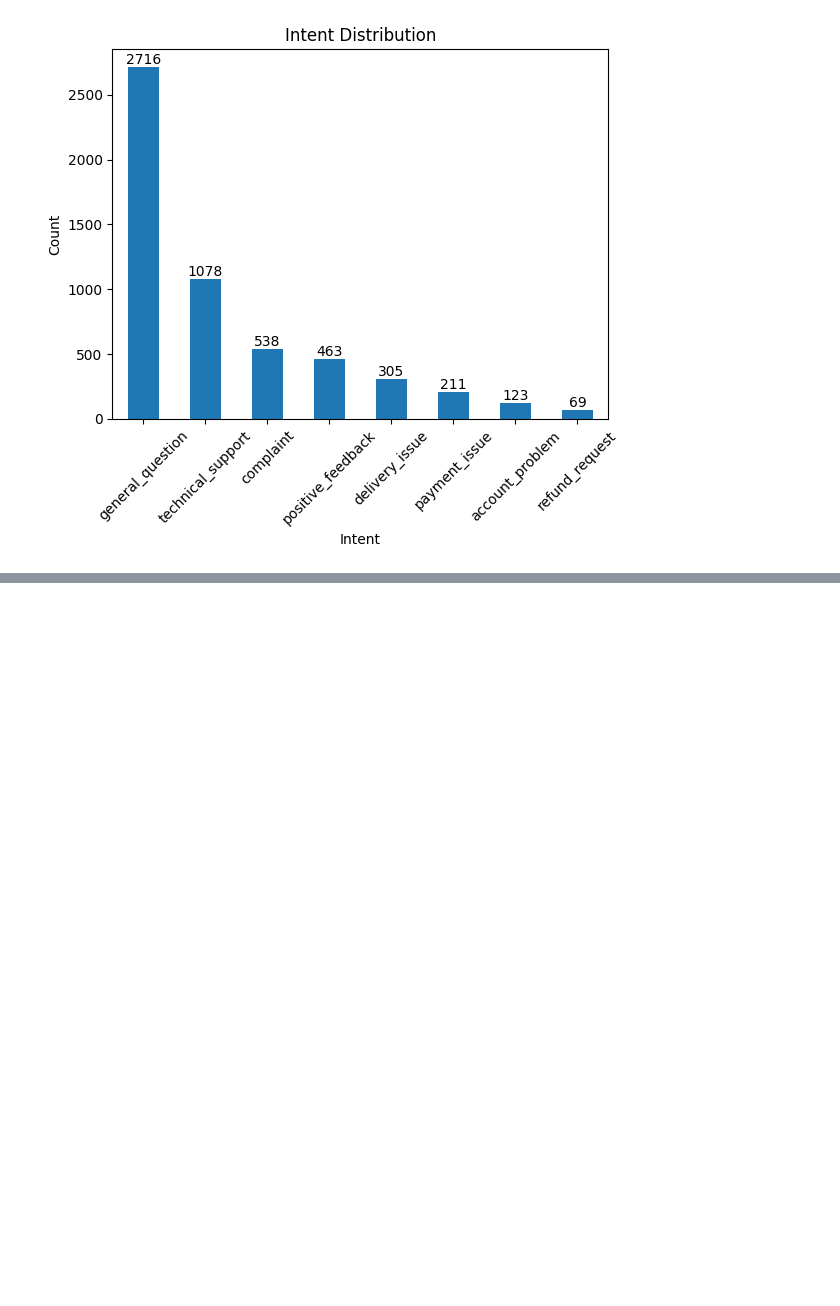
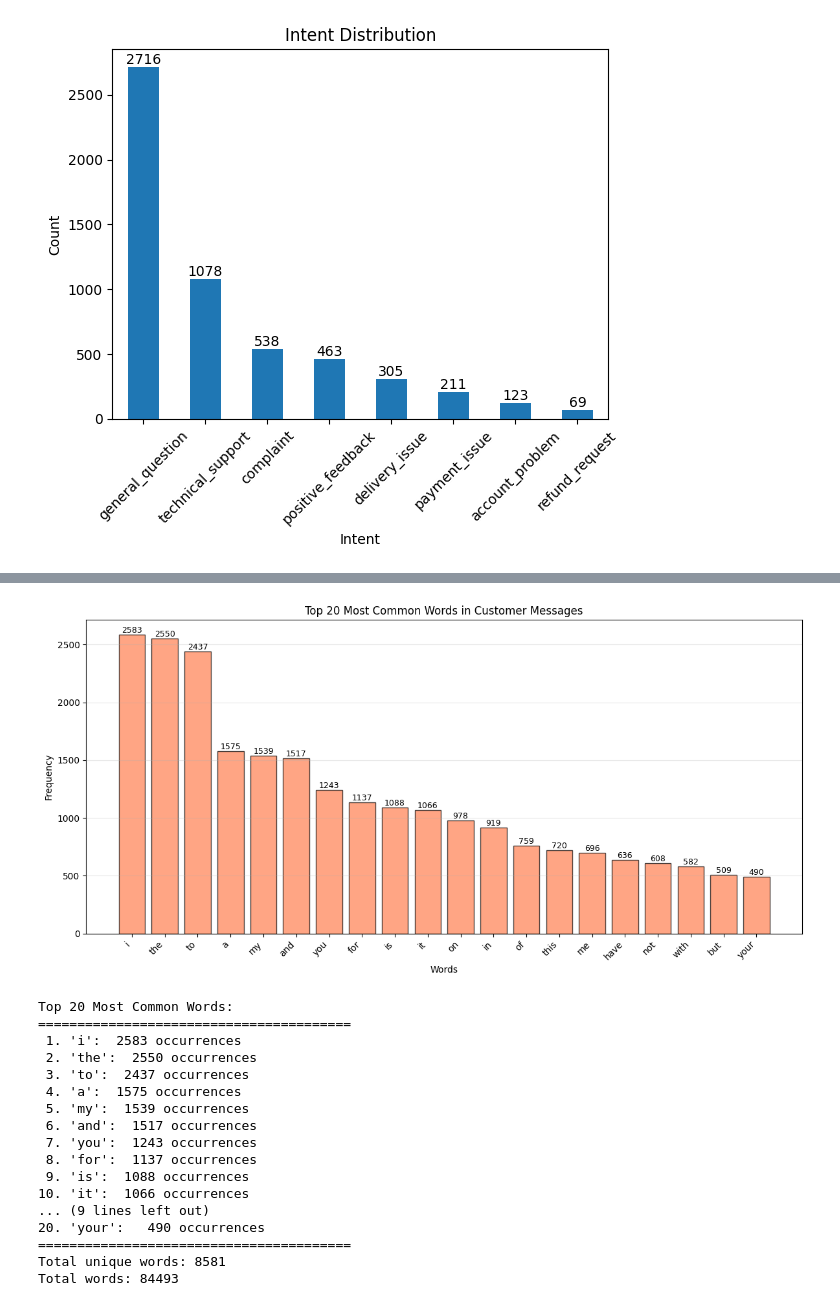
Before and after one commit to DanniTSC/NLP-Chatbot, a Jupyter notebook: notebooks/eda.ipynb, the cells around one changed output, grey strips where cells are left out. Cells and saved outputs as stored; diff of their text form; code cells hidden in the pictures; blank space fills up the shorter version.

```diff
--- a/notebooks/eda.ipynb
+++ b/notebooks/eda.ipynb
@@ -269,0 +374,62 @@ plt.show()
+# %%
+# Combine all clean text into one string
+all_text = " ".join(df["clean_text"])
+
+# Split into words
+words = all_text.split()
+
+# Count word frequencies
+word_counts = Counter(words)
+
+# Get top 20 most common words
+top_20_words = dict(word_counts.most_common(20))
+
+# Create visualization
+plt.figure(figsize=(12, 6))
+words_list = list(top_20_words.keys())
+counts_list = list(top_20_words.values())
+
+bars = plt.bar(words_list, counts_list, color='coral', edgecolor='black', alpha=0.7)
+
+# Add count labels on bars
+for bar in bars:
+    height = bar.get_height()
+    plt.text(bar.get_x() + bar.get_width()/2., height,
+             f'{int(height)}',
+             ha='center', va='bottom', fontsize=9)
+
+plt.xlabel("Words")
+plt.ylabel("Frequency")
+plt.title("Top 20 Most Common Words in Customer Messages")
+plt.xticks(rotation=45, ha='right')
+plt.grid(axis='y', alpha=0.3)
+plt.tight_layout()
+plt.show()
+
+# Print the top 20 words
+print("\nTop 20 Most Common Words:")
+print("=" * 40)
+for rank, (word, count) in enumerate(top_20_words.items(), 1):
+    print(f"{rank:2d}. '{word}': {count:5d} occurrences")
+print("=" * 40)
+print(f"Total unique words: {len(word_counts)}")
+print(f"Total words: {len(words)}")
+# %% [output]
+[figure, added]
+Top 20 Most Common Words:
+========================================
+ 1. 'i':  2583 occurrences
+ 2. 'the':  2550 occurrences
+ 3. 'to':  2437 occurrences
+ 4. 'a':  1575 occurrences
+ 5. 'my':  1539 occurrences
+ 6. 'and':  1517 occurrences
+ 7. 'you':  1243 occurrences
+ 8. 'for':  1137 occurrences
+ 9. 'is':  1088 occurrences
+10. 'it':  1066 occurrences
+... (9 lines left out)
+20. 'your':   490 occurrences
+========================================
+Total unique words: 8581
+Total words: 84493
```
Also changed, not shown: parts of 16 cells of this notebook, 8 other files.
